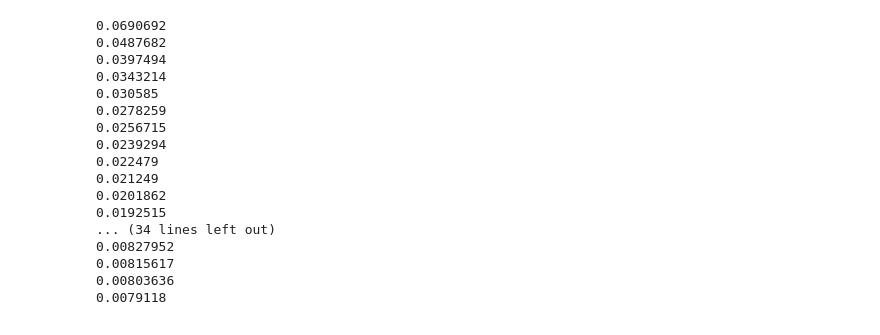
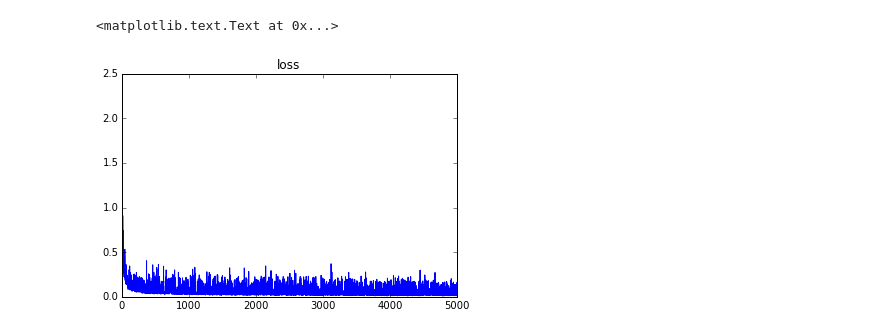
Before and after one commit to zzlab/DL-Alg, a Jupyter notebook: cifar10/gan/sanity-check.ipynb, the cells around one changed output. Saved outputs shown, nothing was run; the diff lists cells and outputs as text; code cells hidden in the pictures.

Commit message:
noisy loss

```diff
--- a/cifar10/gan/sanity-check.ipynb
+++ b/cifar10/gan/sanity-check.ipynb
@@ -24,31 +51,43 @@ updater = Updater(model, 'sgd', {'learning_rate' : 0.3})
+# %%
+sample = lambda N, D : np.random.uniform(-10, 10, (N, D))
+
+@np_wrapper
+def pdf(X, mean=0, std=1):
+    N, D = X.shape
+    mean = np0.full((D,), mean)
+    covariance = np0.eye(D) * std
+    return gaussian.pdf(X.tolist(), mean.tolist(), covariance.tolist())
+
+def noisy_gradient_loss(model, X, Y, gamma, K, N_CLASSES=4):
+    N, D = X.shape
+    noisy_X = sample(K, D)
+    p_noisy_X = pdf(noisy_X)
+    def _loss_function(*args):
+        normal_loss = model.loss(model.forward(X, 'train'), Y)
+        noisy_output = model.forward(noisy_X, 'train')
+        noisy_output -= np.max(noisy_output, axis=1).reshape((K, 1))
+        noisy_output = np.exp(noisy_output)
+        model_p_noisy_X = noisy_output / np.sum(noisy_output, axis=1).reshape((K, 1))
+        kl = (1 - p_noisy_X) * KL(1.0 / N_CLASSES, model_p_noisy_X)
+        noisy_loss = gamma * np.sum(kl) / float(K)
+#         print noisy_loss
+        return normal_loss + noisy_loss
+    gl = _gradient_loss(_loss_function, range(len(model.params)))
+    parameters = list(model.params.values())
+    return gl(*parameters)
 # %%
 ITERATIONS = 5000
 LOGGING_INTERVAL = 100
 loss_history = []
 for i in range(ITERATIONS):
-    gradients, loss = gradient_loss(model, data, labels)
+    gradients, loss = noisy_gradient_loss(model, data, labels, 0.1, 3)
     updater.update(gradients)
     loss = to_float(loss)
     loss_history.append(loss)
 #     if (i + 1) % LOGGING_INTERVAL == 0:
-#         print loss
+#         print 'iteration', i, 'loss', loss
 pl.plot(range(ITERATIONS), loss_history)
 pl.title('loss')
 # %% [output]
-0.0690692
-0.0487682
-0.0397494
-0.0343214
-0.030585
-0.0278259
-0.0256715
-0.0239294
-0.022479
-0.021249
-0.0201862
-0.0192515
-... (34 lines left out)
-0.00827952
-0.00815617
-0.00803636
-0.0079118
+<matplotlib.text.Text at 0x...>
+[figure, added]
```
Also changed, not shown: parts of 7 cells of this notebook, 2 other files.
